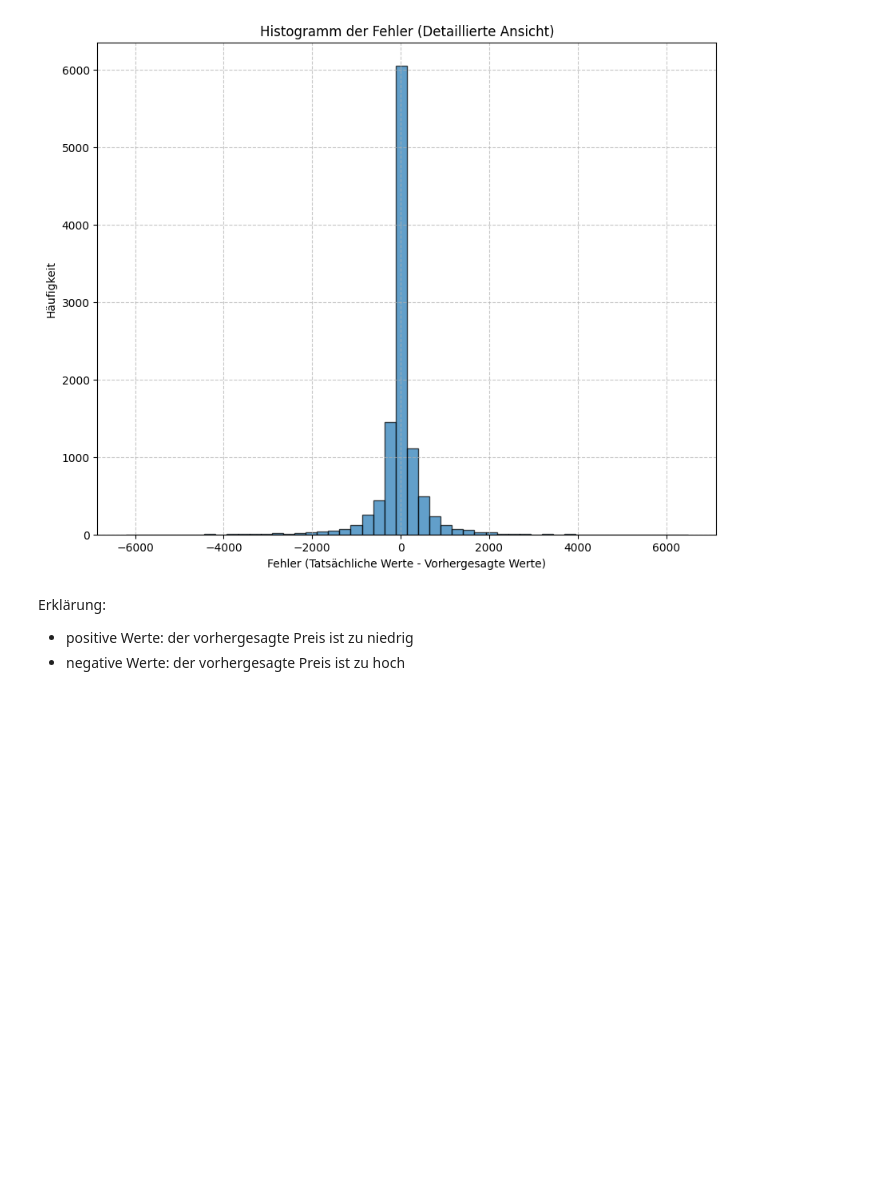
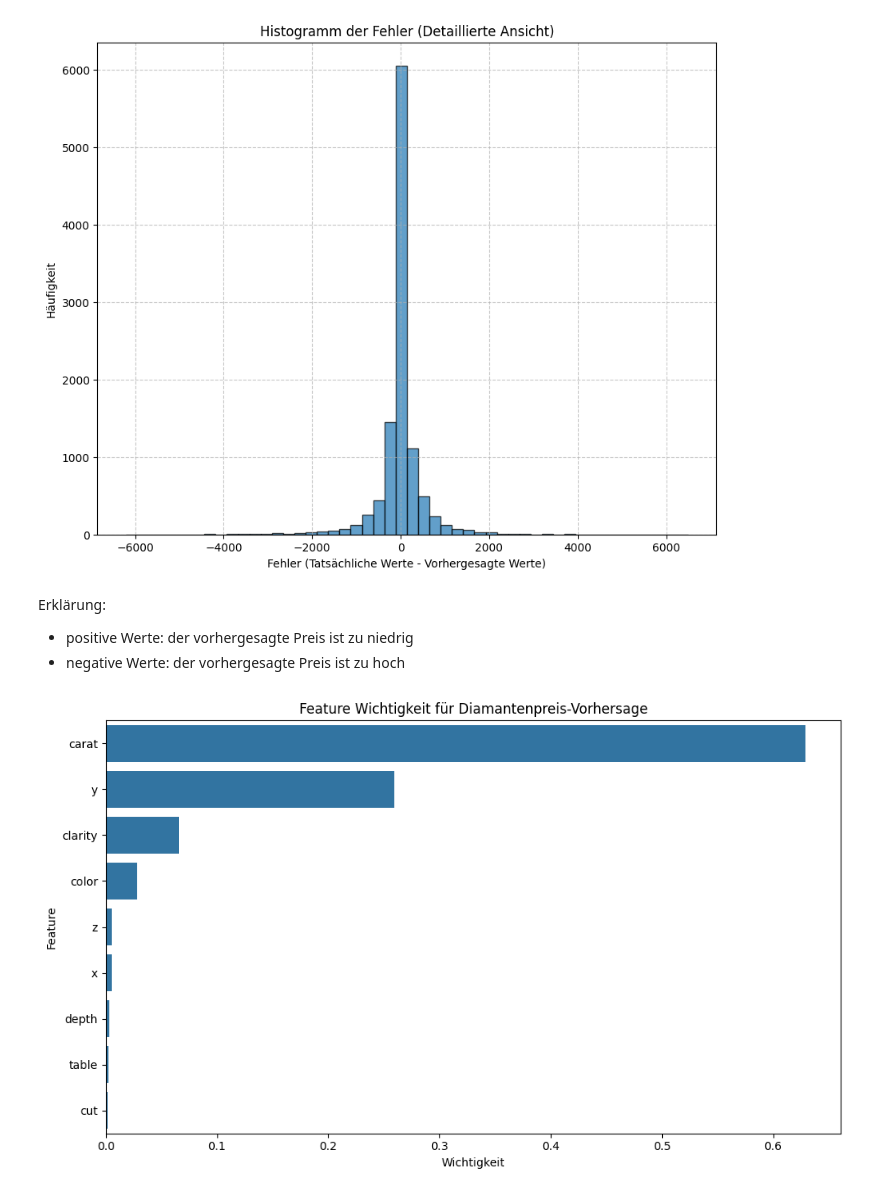
Before and after one commit to michi3001/DataScienceProject, a Jupyter notebook: notebooks/MachineLearningPart1/RegressionProblem.ipynb, the cells around one changed output. Cells and saved outputs as stored; diff of their text form; code cells hidden in the pictures; blank space fills up the shorter version.

```diff
--- a/notebooks/MachineLearningPart1/RegressionProblem.ipynb
+++ b/notebooks/MachineLearningPart1/RegressionProblem.ipynb
@@ -153,3 +219,20 @@ Erklärung:
 
 - positive Werte: der vorhergesagte Preis ist zu niedrig
 - negative Werte: der vorhergesagte Preis ist zu hoch
+# %%
+feature_importance = rf_reg_model.feature_importances_
+feature_names = X.columns
+importance_df = pd.DataFrame({
+    'feature': feature_names,
+    'importance': feature_importance
+}).sort_values('importance', ascending=False)
+
+plt.figure(figsize=(10, 6))
+sns.barplot(x='importance', y='feature', data=importance_df)
+plt.title('Feature Wichtigkeit für Diamantenpreis-Vorhersage')
+plt.xlabel('Wichtigkeit')
+plt.ylabel('Feature')
+plt.tight_layout()
+plt.show()
+# %% [output]
+[figure, added]
```
Also changed, not shown: parts of 3 cells of this notebook, 3 other files.
